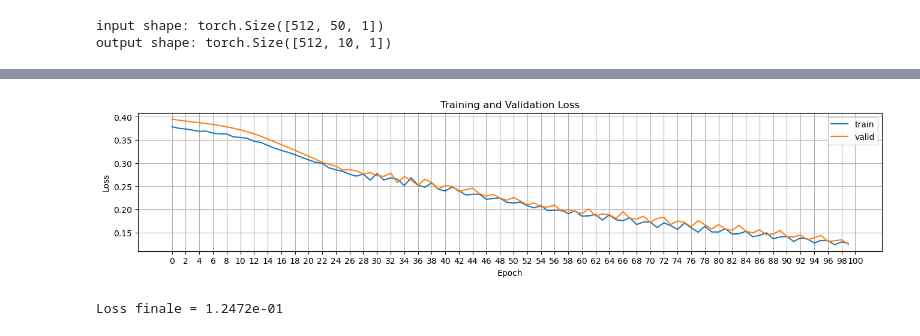
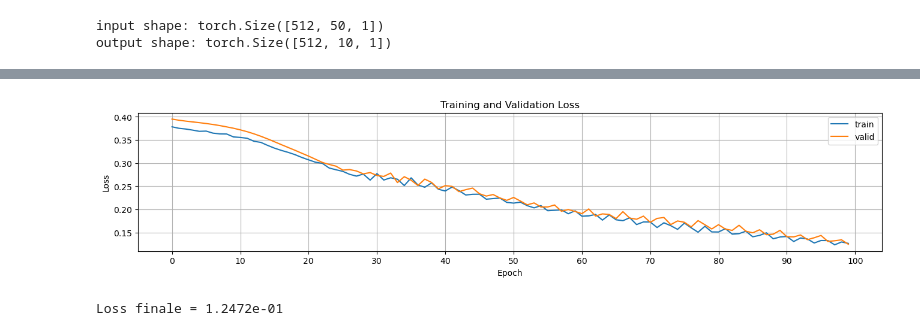
Before and after one commit to BenjaminDeporte/MVA_Stage, a Jupyter notebook: Train_DKF_v2.ipynb, the cells around one changed output, grey strips where cells are left out. Drawn from its saved outputs; the diff is of its cells as text; code cells hidden in the pictures.

```diff
--- a/Train_DKF_v2.ipynb
+++ b/Train_DKF_v2.ipynb
@@ -1211,17 +1184,17 @@ epoch  100/100, training loss = 1.2659e-01, validation loss = 1.2472e-01
 # %%
 fig, ax = plt.subplots(1, 1, figsize=(16, 3))
 ax.plot(train_losses, label="train")
 ax.plot(valid_losses, label="valid")
 ax.legend()
 ax.set_xlabel("Epoch")
-ax.set_xticks(np.arange(0, num_epochs+1, 2))
-ax.set_xticklabels(np.arange(0, num_epochs+1, 2))
+ax.set_xticks(np.arange(0, num_epochs+1, 10))
+ax.set_xticklabels(np.arange(0, num_epochs+1, 10))
 ax.set_ylabel("Loss")
 ax.set_title("Training and Validation Loss")
 ax.grid()
 plt.show()
 # %% [output]
-[figure, old version]
+[figure, new version]
 # %%
 y_pred = rnn(torch.tensor(X_valid).to(device).unsqueeze(-1))
 y_target = torch.tensor(y_valid).to(device).unsqueeze(-1)
```
Also changed, not shown: parts of 10 cells of this notebook.
